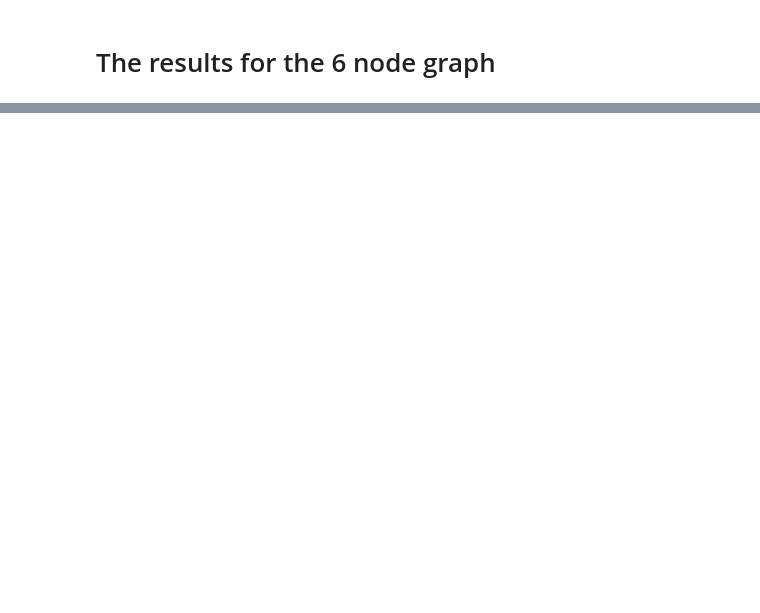
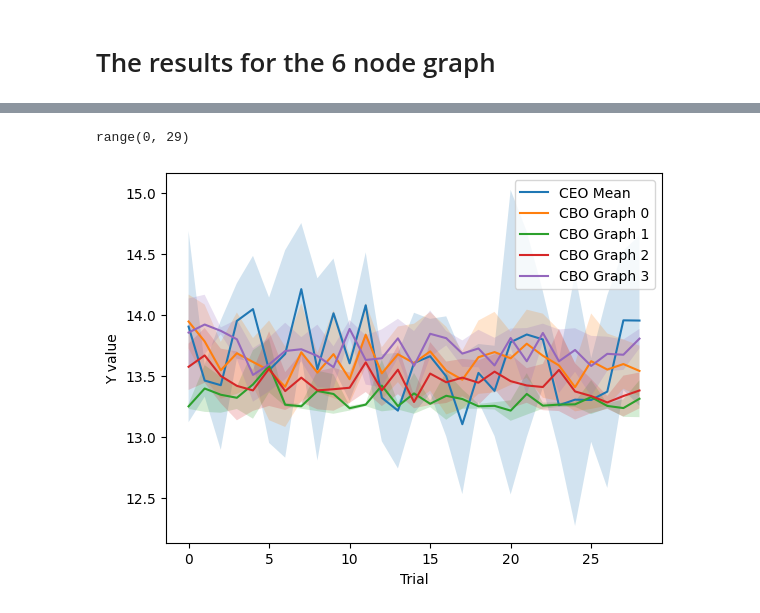
Before and after one commit to FearTheDeer9/AmortizedBayesianOptimization, a Jupyter notebook: results/graph6_results_notebook.ipynb, the cells around one changed output, grey strips where cells are left out. Saved outputs shown, nothing was run; the diff lists cells and outputs as text; code cells hidden in the pictures; blank space fills up the shorter version.

```diff
--- a/results/graph6_results_notebook.ipynb
+++ b/results/graph6_results_notebook.ipynb
@@ -169,0 +109,5 @@ plot_everything(base_path, 'Per_trial_Y')
+# %%
+plot_everything(base_path, 'Per_trial_Y', save_file=True, noiseless=False)
+# %% [output]
+range(0, 29)
+[figure, added]
```
Also changed, not shown: parts of 4 cells of this notebook, 7 other files.
